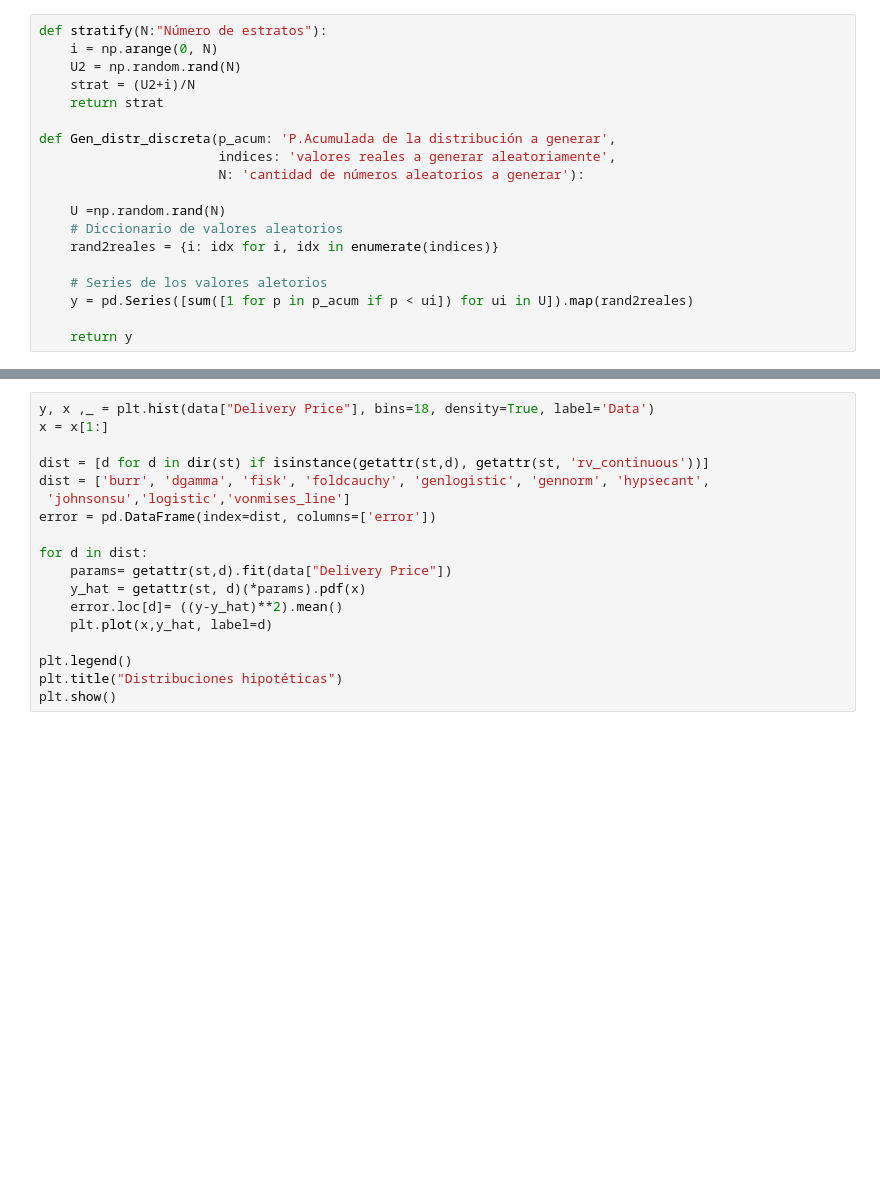
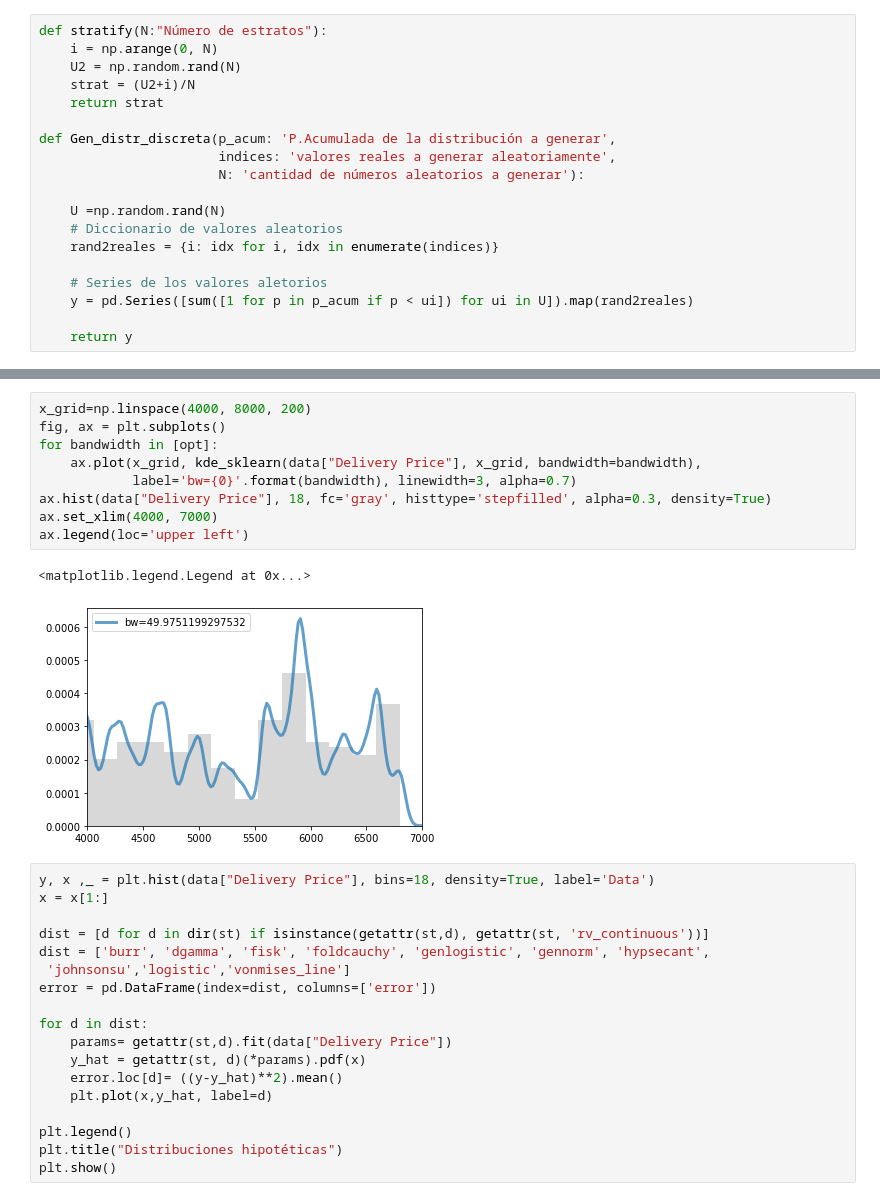
Before and after one commit to Jancope/ProyectoModulo1, a Jupyter notebook: ProyectoModulo1_PenaJ_OrtizJ.ipynb, the cells around one changed output, grey strips where cells are left out. Cells and saved outputs as stored; diff of their text form; blank space fills up the shorter version.

```diff
--- a/ProyectoModulo1_PenaJ_OrtizJ.ipynb
+++ b/ProyectoModulo1_PenaJ_OrtizJ.ipynb
@@ -642,3 +668,15 @@ def Gen_distr_discreta(p_acum: 'P.Acumulada de la distribución a generar',
+# %%
+x_grid=np.linspace(4000, 8000, 200)
+fig, ax = plt.subplots()
+for bandwidth in [opt]:
+    ax.plot(x_grid, kde_sklearn(data["Delivery Price"], x_grid, bandwidth=bandwidth),
+            label='bw={0}'.format(bandwidth), linewidth=3, alpha=0.7)
+ax.hist(data["Delivery Price"], 18, fc='gray', histtype='stepfilled', alpha=0.3, density=True)
+ax.set_xlim(4000, 7000)
+ax.legend(loc='upper left')
+# %% [output]
+<matplotlib.legend.Legend at 0x...>
+[figure, added]
 # %%
 y, x ,_ = plt.hist(data["Delivery Price"], bins=18, density=True, label='Data')
 x = x[1:]
```
Also changed, not shown: parts of 15 cells of this notebook.
